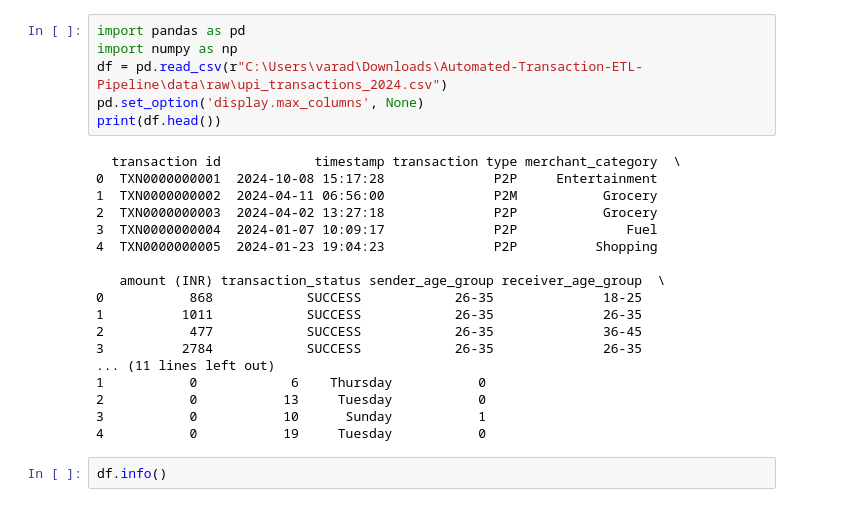
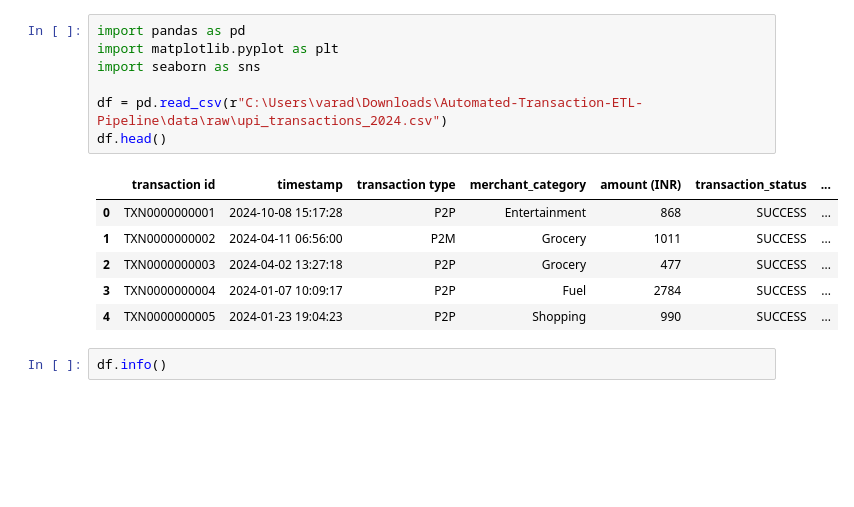
Before and after one commit to varadg111/UPI-Transaction-Analytics-Platform, a Jupyter notebook: notebooks/EDA.ipynb, the cells around one changed output. Cells and saved outputs as stored; diff of their text form; blank space fills up the shorter version.

```diff
--- a/notebooks/EDA.ipynb
+++ b/notebooks/EDA.ipynb
@@ -1,27 +1,17 @@
 # %%
 import pandas as pd
-import numpy as np
+import matplotlib.pyplot as plt
+import seaborn as sns
+
 df = pd.read_csv(r"C:\Users\varad\Downloads\Automated-Transaction-ETL-Pipeline\data\raw\upi_transactions_2024.csv")
-pd.set_option('display.max_columns', None)
-print(df.head())
+df.head()
 # %% [output]
-  transaction id            timestamp transaction type merchant_category  \
-0  TXN0000000001  2024-10-08 15:17:28              P2P     Entertainment
-1  TXN0000000002  2024-04-11 06:56:00              P2M           Grocery
-2  TXN0000000003  2024-04-02 13:27:18              P2P           Grocery
-3  TXN0000000004  2024-01-07 10:09:17              P2P              Fuel
-4  TXN0000000005  2024-01-23 19:04:23              P2P          Shopping
-
-   amount (INR) transaction_status sender_age_group receiver_age_group  \
-0           868            SUCCESS            26-35              18-25
-1          1011            SUCCESS            26-35              26-35
-2           477            SUCCESS            26-35              36-45
-3          2784            SUCCESS            26-35              26-35
-... (11 lines left out)
-1           0            6    Thursday           0
-2           0           13     Tuesday           0
-3           0           10      Sunday           1
-4           0           19     Tuesday           0
+|  | transaction id | timestamp | transaction type | merchant_category | amount (INR) | transaction_status | ... |
+| 0 | TXN0000000001 | 2024-10-08 15:17:28 | P2P | Entertainment | 868 | SUCCESS | ... |
+| 1 | TXN0000000002 | 2024-04-11 06:56:00 | P2M | Grocery | 1011 | SUCCESS | ... |
+| 2 | TXN0000000003 | 2024-04-02 13:27:18 | P2P | Grocery | 477 | SUCCESS | ... |
+| 3 | TXN0000000004 | 2024-01-07 10:09:17 | P2P | Fuel | 2784 | SUCCESS | ... |
+| 4 | TXN0000000005 | 2024-01-23 19:04:23 | P2P | Shopping | 990 | SUCCESS | ... |
 # %%
 df.info()
 # %% [output]
```
Also changed, not shown: parts of 13 cells of this notebook.
